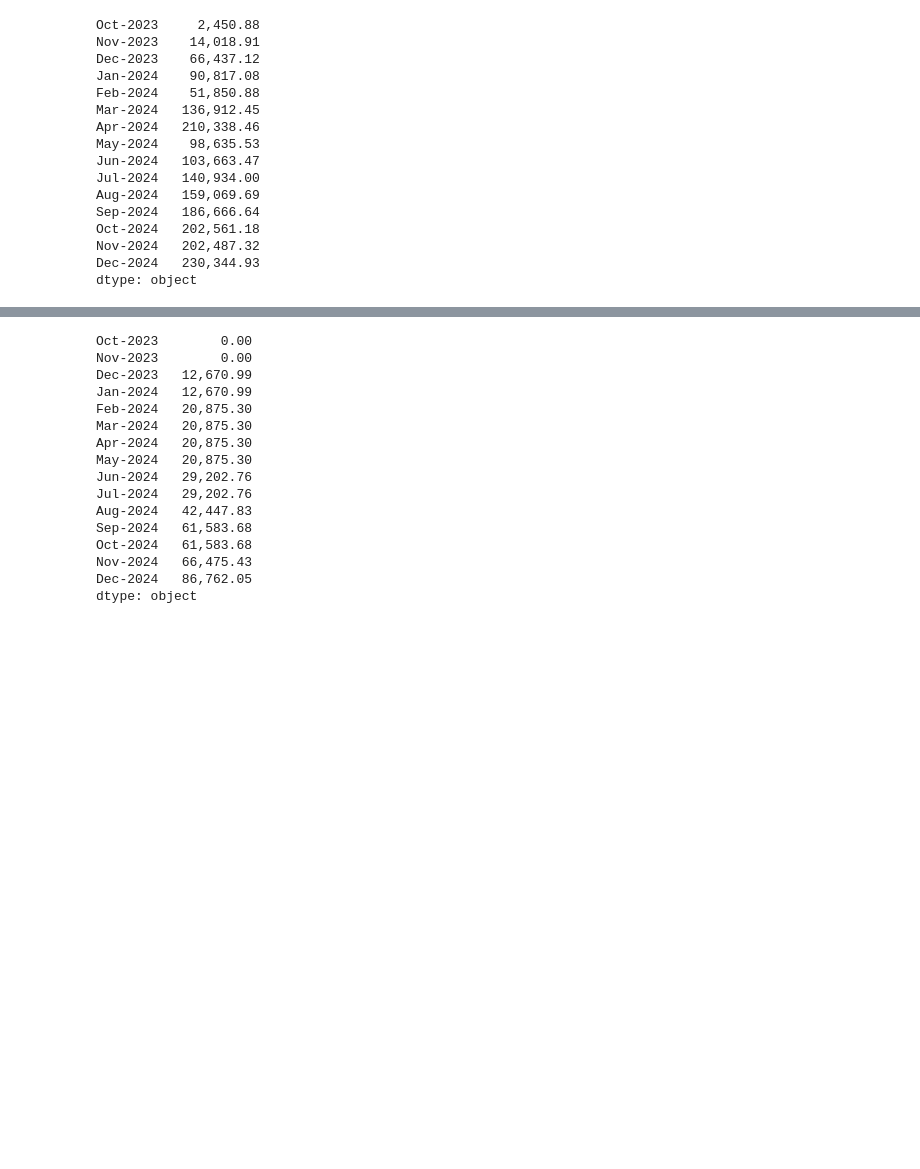
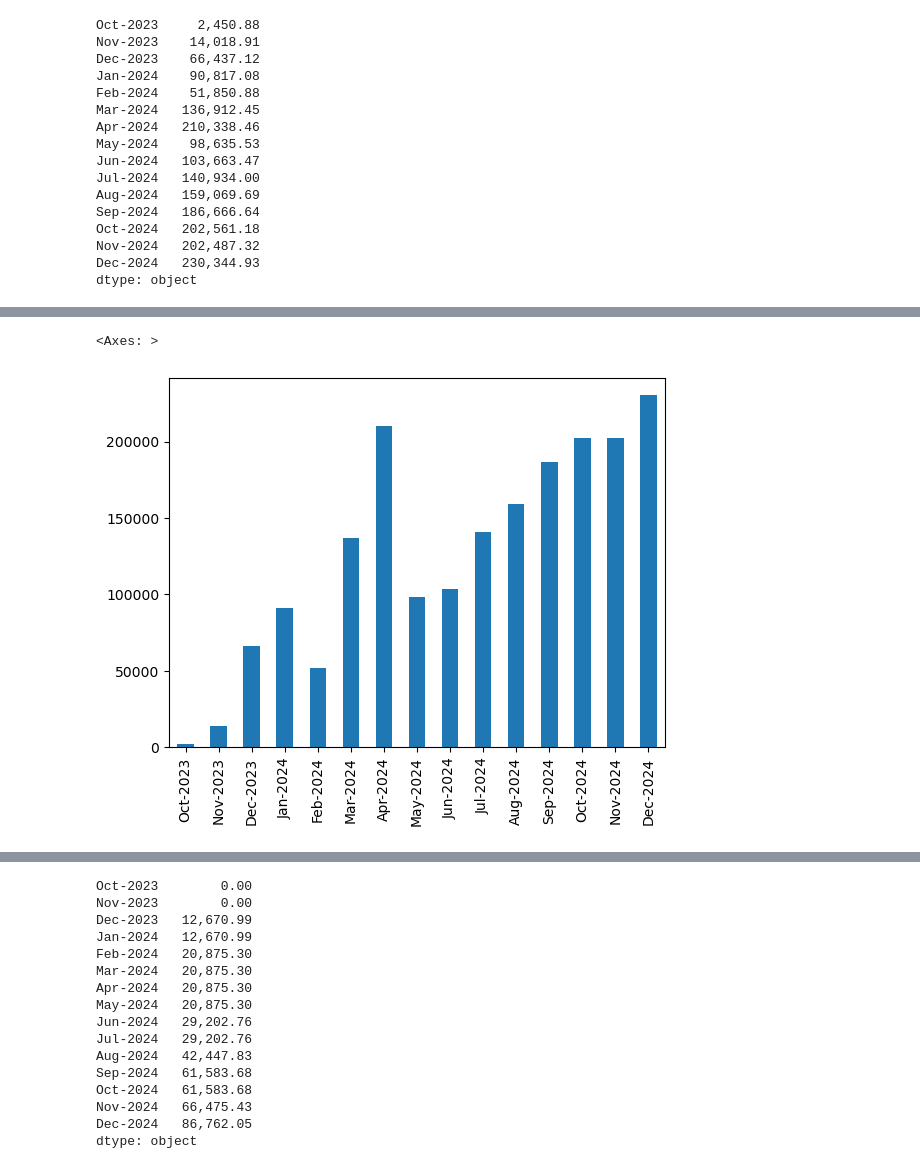
Before and after one commit to judahtc/manage-tenants-template, a Jupyter notebook: notebook_model.ipynb, the cells around one changed output, grey strips where cells are left out. Cells and saved outputs as stored; diff of their text form; code cells hidden in the pictures; blank space fills up the shorter version.

```diff
--- a/notebook_model.ipynb
+++ b/notebook_model.ipynb
@@ -2152,0 +2298,5 @@ dtype: object
+# %%
+difference.plot.bar()
+# %% [output]
+<Axes: >
+[figure, added]
```
Also changed, not shown: parts of 41 cells of this notebook, 5 other files.
